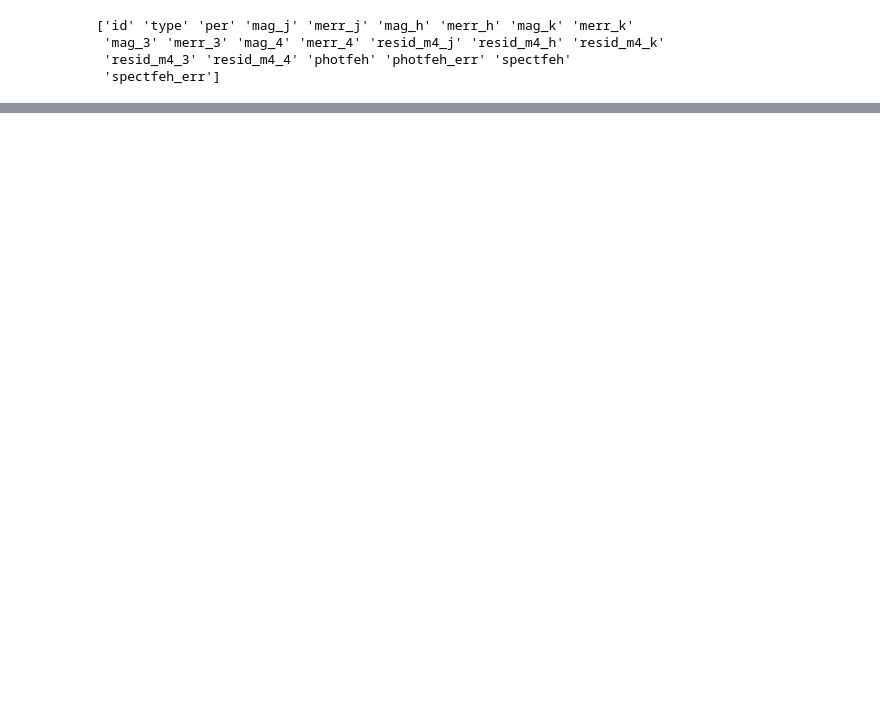
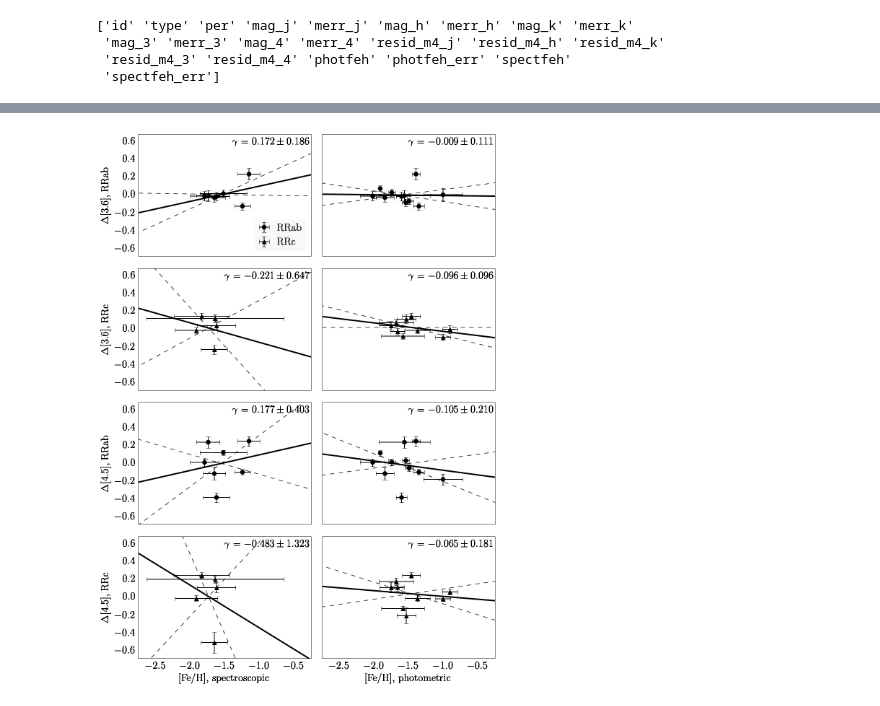
Before and after one commit to vickyscowcroft/omegaCen, a Jupyter notebook: reworked_fitting_code/metallicity_residual_plots.ipynb, the cells around one changed output, grey strips where cells are left out. Cells and saved outputs as stored; diff of their text form; code cells hidden in the pictures; blank space fills up the shorter version.

```diff
--- a/reworked_fitting_code/metallicity_residual_plots.ipynb
+++ b/reworked_fitting_code/metallicity_residual_plots.ipynb
@@ -93,3 +118,51 @@ fig.savefig('final_plots/metallicity_vs_residuals_m4_clipped.pdf')
+# %%
+# define line-fitting function
+def fitfunc(x,slope,intc):
+    return slope*x + intc
+
+# make the figure and subplots
+fig, ((ax1, ax2), (ax3, ax4), (ax5, ax6), (ax7, ax8)) = plt.subplots(4, 2, sharey=True, sharex=True, figsize=(8,11))
+ax = [ax1, ax2, ax3, ax4, ax5, ax6, ax7, ax8]
+
+# plot the things
+for i in range(8):
+    if labels[i].startswith('RRab'):
+        ax[i].errorbar(fehs2[i].values, resids2[i].values,
+                       yerr=resid_errs2[i].values, xerr = feh_errs2[i].values,
+                       fmt='o', color='k', label='RRab')
+    else:
+        ax[i].errorbar(fehs2[i].values, resids2[i].values,
+                       yerr=resid_errs2[i].values, xerr = feh_errs2[i].values,
+                       fmt='^', color='k', label='RRc')
+    x = np.linspace(-4, 0, 10)
+    popt, pcov = curve_fit(fitfunc, fehs2[i], resids2[i])
+    sig = np.sqrt(np.diag(pcov))
+    y1 = popt[0] * x + popt[1]
+    y2 = (popt[0] + sig[0]) * x + (popt[1] + sig[1])
+    y3 = (popt[0] - sig[0]) * x + (popt[1] - sig[1])
+    ppl.plot(ax[i],x,y1,'k-',lw=2)
+    ppl.plot(ax[i],x,y2,'k--')
+    ppl.plot(ax[i],x,y3,'k--')
+    ax[i].text(-0.28,0.65,r'$\gamma$ = ${:.3f} \pm {:.3f}$'.format(popt[0], sig[0]),
+               va='top', ha='right')
+    #ax[i].text(-2,-0.6,labels[i])
+ax7.set_xlabel('[Fe/H], spectroscopic')
+ax8.set_xlabel('[Fe/H], photometric')
+ax1.set_ylabel('$\Delta [3.6]$, RRab')
+ax3.set_ylabel('$\Delta [3.6]$, RRc')
+ax5.set_ylabel('$\Delta [4.5]$, RRab')
+ax7.set_ylabel('$\Delta [4.5]$, RRc')
+ax1.set_ylim(-0.69,0.69)
+ax1.set_xlim(-2.75,-0.25)
+
+ax1.errorbar(-5,-5,xerr=0,yerr=0,fmt='^', color='k', label='RRc') #legend hackery
+
+ppl.legend(ax1, loc='lower right', prop={'size':14}, numpoints=1, handlelength=1)
+fig.tight_layout()
+fig.subplots_adjust(hspace=0.1)
+fig.savefig('final_plots/metallicity_vs_residuals_m4_split.pdf')
+# %% [output]
+[figure, added]
 # %%
 # metallicity comparison plot
 
```
Also changed, not shown: parts of 8 cells of this notebook, 10 other files.
